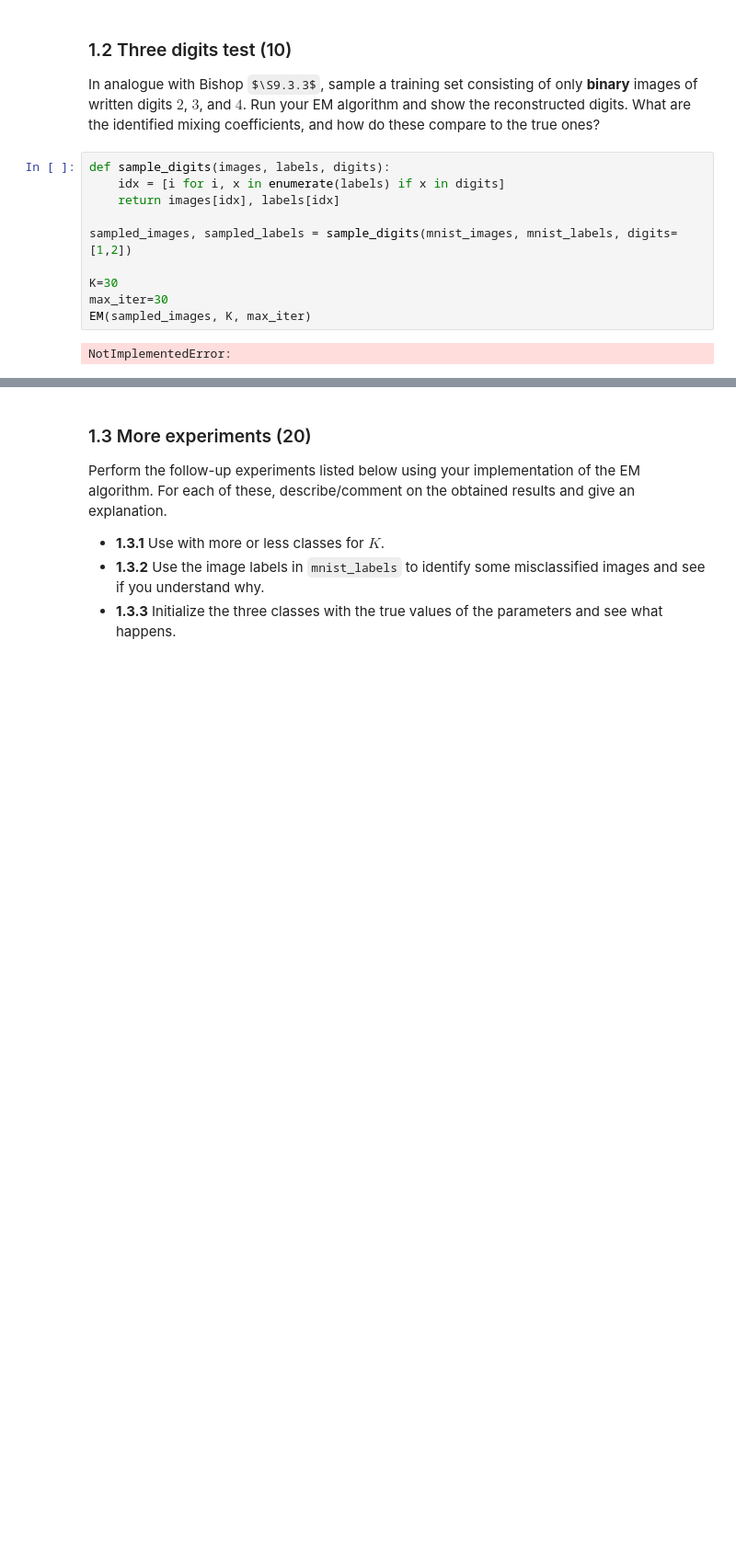
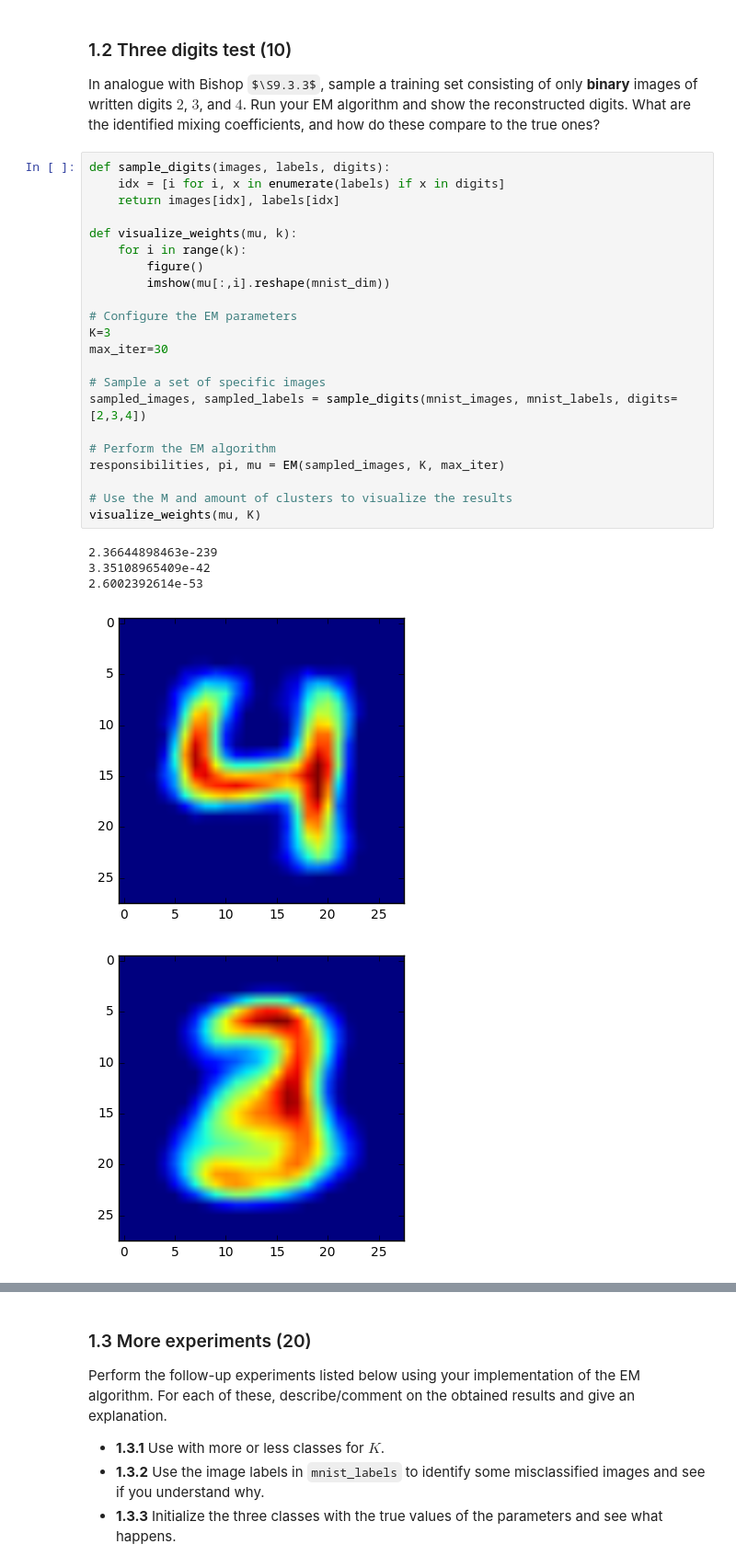
Before and after one commit to Braamling/machine-learning-2, a Jupyter notebook: assignment-3/Lab3-bram.ipynb, the cells around one changed output, grey strips where cells are left out. Shown: that part at 92% size. Saved outputs shown, nothing was run; the diff lists cells and outputs as text; some formulas as TeX source; blank space fills up the shorter version.

```diff
--- a/assignment-3/Lab3-bram.ipynb
+++ b/assignment-3/Lab3-bram.ipynb
@@ -211,12 +221,28 @@ In analogue with Bishop $\S9.3.3$, sample a training set consisting of only __bi
 # %%
 def sample_digits(images, labels, digits):
     idx = [i for i, x in enumerate(labels) if x in digits]
     return images[idx], labels[idx]
 
-sampled_images, sampled_labels = sample_digits(mnist_images, mnist_labels, digits=[1,2])
+def visualize_weights(mu, k):
+    for i in range(k):
+        figure()
+        imshow(mu[:,i].reshape(mnist_dim))
 
-K=30
+# Configure the EM parameters
+K=3
 max_iter=30
-EM(sampled_images, K, max_iter)
+
+# Sample a set of specific images
+sampled_images, sampled_labels = sample_digits(mnist_images, mnist_labels, digits=[2,3,4])
+
+# Perform the EM algorithm
+responsibilities, pi, mu = EM(sampled_images, K, max_iter)
+
+# Use the M and amount of clusters to visualize the results
+visualize_weights(mu, K)
 # %% [output]
-NotImplementedError:
+2.36644898463e-239
+3.35108965409e-42
+2.6002392614e-53
+[figure, added]
+[figure, added]
```
Also changed, not shown: parts of 6 cells of this notebook.
